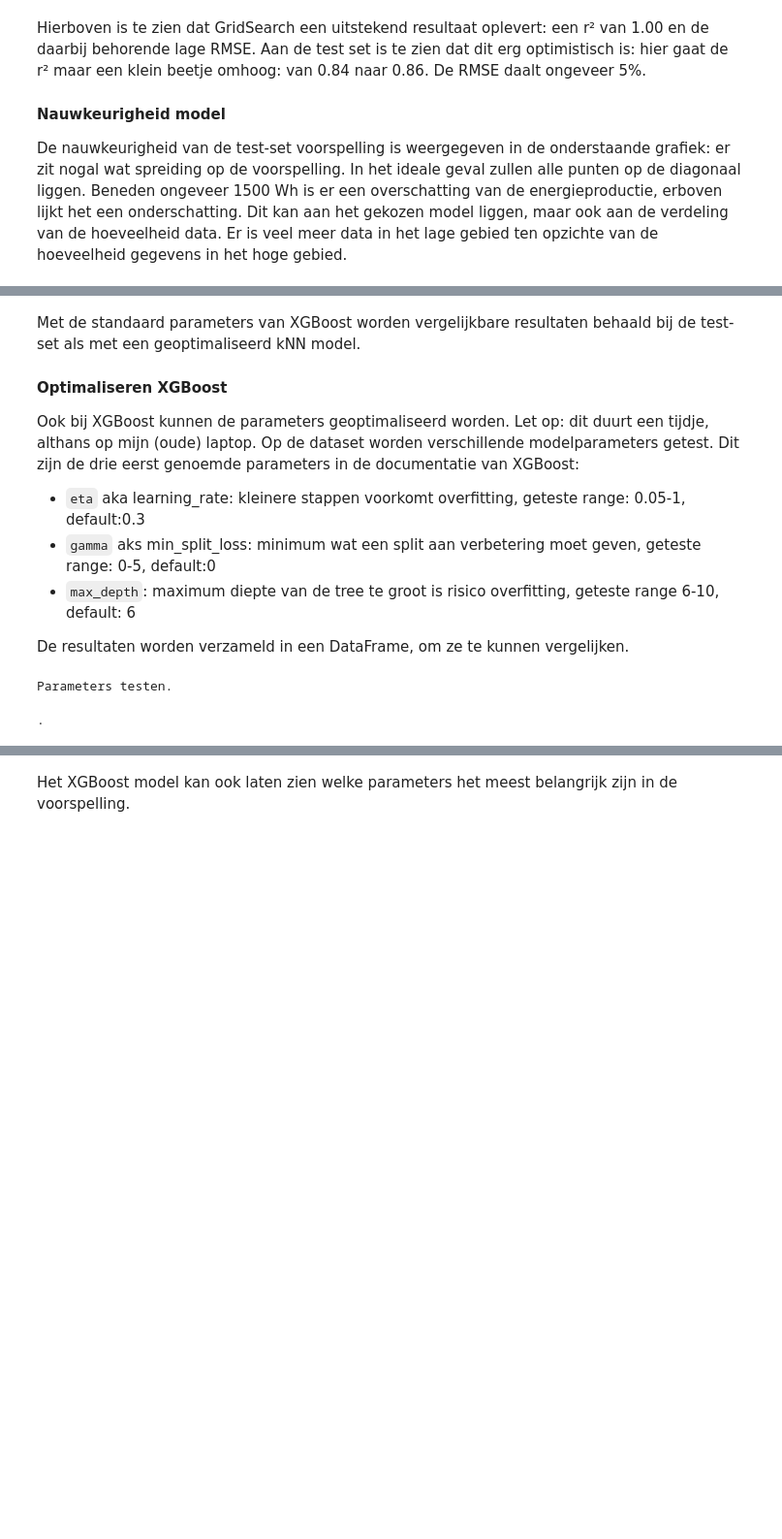
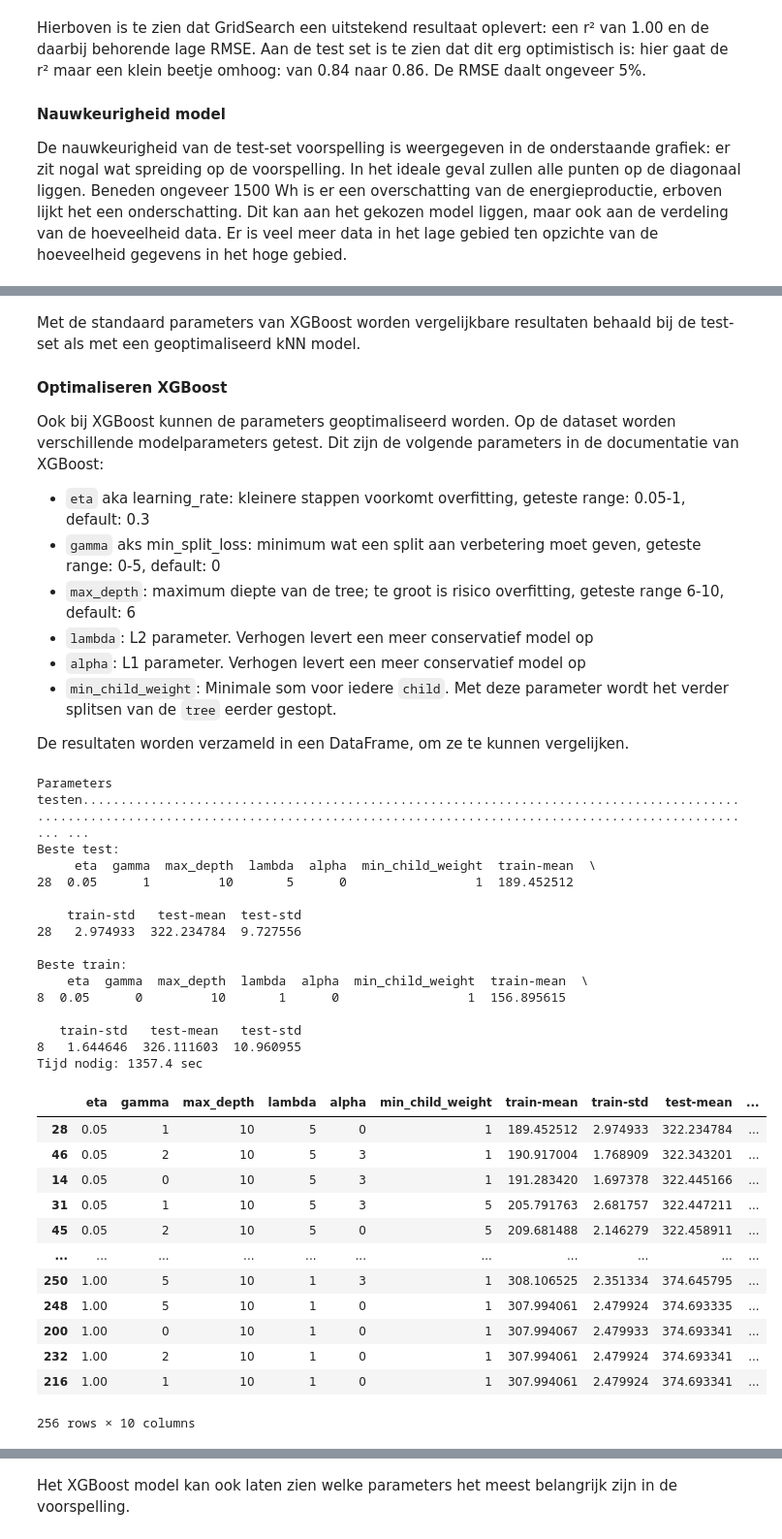
Before and after one commit to bosgnoom/data-engineer-eindopdracht, a Jupyter notebook: data_analyse.ipynb, the cells around one changed output, grey strips where cells are left out. Shown at 97% size. Cells and saved outputs as stored; diff of their text form; code cells hidden in the pictures; blank space fills up the shorter version.

```diff
--- a/data_analyse.ipynb
+++ b/data_analyse.ipynb
@@ -260,15 +269,9 @@ from sklearn.metrics import mean_squared_error
 from sklearn.metrics import r2_score
 from math import sqrt
 
-# Tijd omzetten naar datetime
-# solaredge["Time"] = pd.to_datetime(solaredge["tijdstip"])
-# solaredge.set_index("Time", inplace=True)
-# solaredge.drop("tijdstip", axis=1, inplace=True)
-
 # Opsplitsen datum/tijd naar jaar-maand-dag-uur
 dataset['timestamp'] = pd.to_datetime(dataset["Time"])
 dataset.set_index("timestamp", inplace=True)
-#dataset.drop("Time", axis=1, inplace=True)
 
 dataset['dayofyear'] = dataset.index.dayofyear
 dataset['year'] = dataset.index.year
@@ -289,12 +292,18 @@ X_train, X_test, y_train, y_test = train_test_split(X, y)
 dmatrix = xgb.DMatrix(data=X_train, label=y_train)
 
 # Parameters for training model
-params = {'objective':'reg:squarederror'}
+params = {'objective':'reg:squarederror',
+         'eta': 0.05,
+         'gamma': 1,
+         'max_depth': 10,
+         'lambda': 5,
+         'alpha': 0,
+         'min_child_weight': 1}
 
 # Train model with parameters and
 # look at 'rmse' (minimize)
-# maximum 250 rounds
-# stop when result does not improve in 3 opeenvolgende iteraties
+# maximum 10000 rounds
+# stop when result does not improve in 3 subsequent iterations
 trained_model = xgb.train(params=params,
                           dtrain=dmatrix,
                           evals=[(dmatrix, 'rmse')],
@@ -324,11 +349,14 @@ Met de standaard parameters van XGBoost worden vergelijkbare resultaten behaald
 
 #### Optimaliseren XGBoost
 
-Ook bij XGBoost kunnen de parameters geoptimaliseerd worden. Let op: dit duurt een tijdje, althans op mijn (oude) laptop. Op de dataset worden verschillende modelparameters getest. Dit zijn de drie eerst genoemde parameters in de documentatie van XGBoost:
+Ook bij XGBoost kunnen de parameters geoptimaliseerd worden. Op de dataset worden verschillende modelparameters getest. Dit zijn de volgende parameters in de documentatie van XGBoost:
 
-- `eta` aka learning_rate: kleinere stappen voorkomt overfitting, geteste range: 0.05-1, default:0.3
-- `gamma` aks min_split_loss: minimum wat een split aan verbetering moet geven, geteste range: 0-5, default:0
-- `max_depth`: maximum diepte van de tree te groot is risico overfitting, geteste range 6-10, default: 6
+- `eta` aka learning_rate: kleinere stappen voorkomt overfitting, geteste range: 0.05-1, default: 0.3
+- `gamma` aks min_split_loss: minimum wat een split aan verbetering moet geven, geteste range: 0-5, default: 0
+- `max_depth`: maximum diepte van de tree; te groot is risico overfitting, geteste range 6-10, default: 6
+- `lambda`: L2 parameter. Verhogen levert een meer conservatief model op
+- `alpha`: L1 parameter. Verhogen levert een meer conservatief model op
+- `min_child_weight`: Minimale som voor iedere `child`. Met deze parameter wordt het verder splitsen van de `tree` eerder gestopt.
 
 De resultaten worden verzameld in een DataFrame, om ze te kunnen vergelijken.
 # %%
@@ -348,6 +376,9 @@ def test_parameters(x):
               'eta': x[0],
               'gamma': x[1],
               'max_depth': int(x[2]),
+              'lambda': x[3],
+              'alpha': x[4],
+              'min_child_weight': x[5],
               'tree_method': 'auto'}
 
     # Voortgang laten zien
@@ -369,34 +400,64 @@ def test_parameters(x):
     # Return de laatste regel
     return xgb_cv[-1:].values[0]
 
 # Maak een search grid, itertools.product van welke waarden voor welke items
 # - eta aka learning_rate: kleinere stappen voorkomt overfitting, range: 0-1 (0.3)
 # - gamma aks min_split_loss: minimum wat een split aan verbetering moet geven, range: 0--> inf (0)
 # - max_depth: maximum diepte van de tree te groot is risico overfitting, range 0--> inf (6)
 # Dit zijn de eerste 3 parameters van xgboost:
 # https://xgboost.readthedocs.io/en/stable/parameter.html
 
 # 1e run: beste fit met gamma = 0
 # grid = pd.DataFrame(product([0.1, 0.3, 0.5], [0, 1, 10], [3, 6, 10]), columns=['eta', 'gamma', 'max_depth'])
 # 2e run: gamma=0, meer stapjes in eta
 # grid = pd.DataFrame(product([0.05, 0.1, 0.15], [0, 1], [3, 6, 10]), columns=['eta', 'gamma', 'max_depth'])
 # 3e run: max_depth = 6, lagere eta
-grid = pd.DataFrame(product([0.05, 0.1, 0.3, 1.0], [0, 1, 2, 5], [6, 10]), columns=['eta', 'gamma', 'max_depth'])
+# grid = pd.DataFrame(product([0.05, 0.1, 0.3, 1.0], [0, 1, 2, 5], [6, 10], [1, 5], [0, 3], [1, 5]),
+#                     columns=['eta', 'gamma', 'max_depth', 'lambda', 'alpha', 'min_child_weight'])
+# 4e run: verschillende parameters laten lopen, beperktere set ivm processing time
+grid = pd.DataFrame(product([0.05, 0.3], [0, 1], [10], [1, 5], [0, 3], [1, 5]),
+                    columns=['eta', 'gamma', 'max_depth', 'lambda', 'alpha', 'min_child_weight'])
 
 # Voor iedere regel in _grid_ (set aan parameters) de _fit_ functie aanroepen
 print('Parameters testen', end='')
 time_start = time.time()
 grid[['train-mean','train-std', 'test-mean','test-std']] = grid.apply(test_parameters, axis=1, result_type='expand')
 time_done = time.time()
 
 print(f"\nBeste test: \n{grid[grid['test-mean'] == grid['test-mean'].min()]}")
 print(f"\nBeste train: \n{grid[grid['train-mean'] == grid['train-mean'].min()]}")
 
 print(f'Tijd nodig: {(time_done - time_start):.1f} sec')
 
 # resultaten laten zien
 grid.sort_values(by="test-mean")
 # %% [output]
-Parameters testen.
+Parameters testen....................................................................................................................................................................................... ...
+Beste test:
+     eta  gamma  max_depth  lambda  alpha  min_child_weight  train-mean  \
+28  0.05      1         10       5      0                 1  189.452512
+
+    train-std   test-mean  test-std
+28   2.974933  322.234784  9.727556
+
+Beste train:
+    eta  gamma  max_depth  lambda  alpha  min_child_weight  train-mean  \
+8  0.05      0         10       1      0                 1  156.895615
+
+   train-std   test-mean   test-std
+8   1.644646  326.111603  10.960955
+Tijd nodig: 1357.4 sec
+|  | eta | gamma | max_depth | lambda | alpha | min_child_weight | train-mean | train-std | test-mean | ... |
+| 28 | 0.05 | 1 | 10 | 5 | 0 | 1 | 189.452512 | 2.974933 | 322.234784 | ... |
+| 46 | 0.05 | 2 | 10 | 5 | 3 | 1 | 190.917004 | 1.768909 | 322.343201 | ... |
+| 14 | 0.05 | 0 | 10 | 5 | 3 | 1 | 191.283420 | 1.697378 | 322.445166 | ... |
+| 31 | 0.05 | 1 | 10 | 5 | 3 | 5 | 205.791763 | 2.681757 | 322.447211 | ... |
+| 45 | 0.05 | 2 | 10 | 5 | 0 | 5 | 209.681488 | 2.146279 | 322.458911 | ... |
+| ... | ... | ... | ... | ... | ... | ... | ... | ... | ... | ... |
+| 250 | 1.00 | 5 | 10 | 1 | 3 | 1 | 308.106525 | 2.351334 | 374.645795 | ... |
+| 248 | 1.00 | 5 | 10 | 1 | 0 | 1 | 307.994061 | 2.479924 | 374.693335 | ... |
+| 200 | 1.00 | 0 | 10 | 1 | 0 | 1 | 307.994067 | 2.479933 | 374.693341 | ... |
+| 232 | 1.00 | 2 | 10 | 1 | 0 | 1 | 307.994061 | 2.479924 | 374.693341 | ... |
+| 216 | 1.00 | 1 | 10 | 1 | 0 | 1 | 307.994061 | 2.479924 | 374.693341 | ... |
-.
+256 rows × 10 columns
 # %% [markdown]
```
Also changed, not shown: parts of 20 cells of this notebook, 2 other files.
